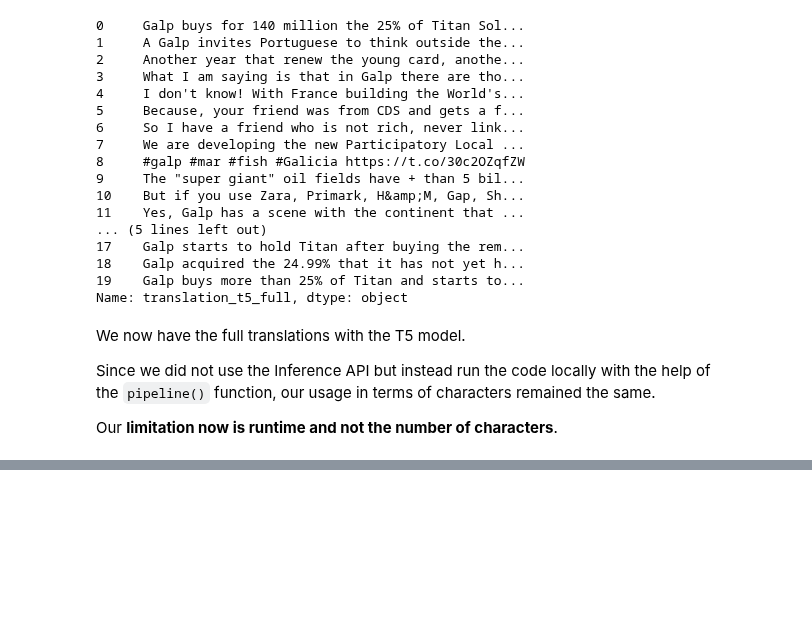
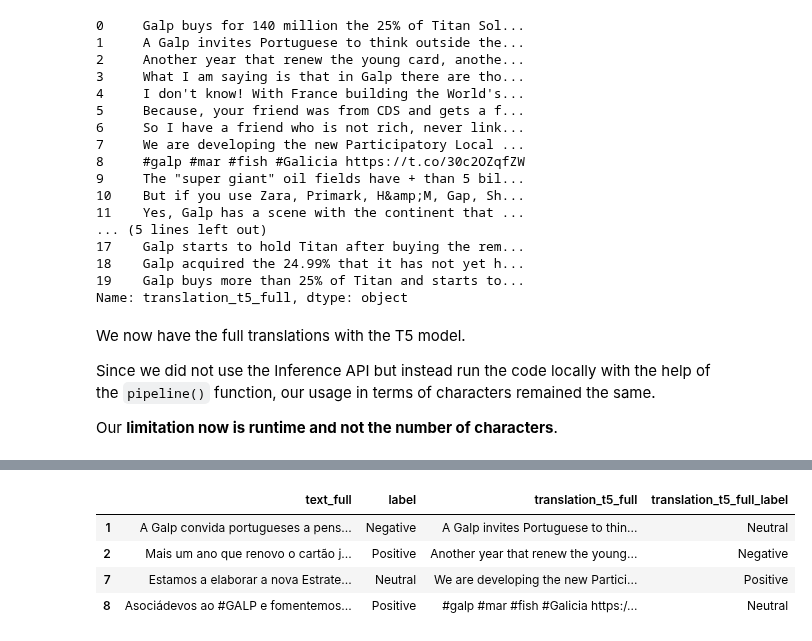
Before and after one commit to polltter/share, a Jupyter notebook: notebooks/sentiment_analysis_PT.ipynb, the cells around one changed output, grey strips where cells are left out. Drawn from its saved outputs; the diff is of its cells as text; code cells hidden in the pictures; blank space fills up the shorter version.

```diff
--- a/notebooks/sentiment_analysis_PT.ipynb
+++ b/notebooks/sentiment_analysis_PT.ipynb
@@ -882,0 +977,8 @@ Our **limitation now is runtime and not the number of characters**.
+# %%
+df_sample[df_sample['label'] != df_sample['translation_t5_full_label']][['text_full', 'label', 'translation_t5_full', 'translation_t5_full_label']]
+# %% [output]
+|  | text_full | label | translation_t5_full | translation_t5_full_label |
+| 1 | A Galp convida portugueses a pens... | Negative | A Galp invites Portuguese to thin... | Neutral |
+| 2 | Mais um ano que renovo o cartão j... | Positive | Another year that renew the young... | Negative |
+| 7 | Estamos a elaborar a nova Estrate... | Neutral | We are developing the new Partici... | Positive |
+| 8 | Asociádevos ao #GALP e fomentemos... | Positive | #galp #mar #fish #Galicia https:/... | Neutral |
```
Also changed, not shown: parts of 21 cells of this notebook.
